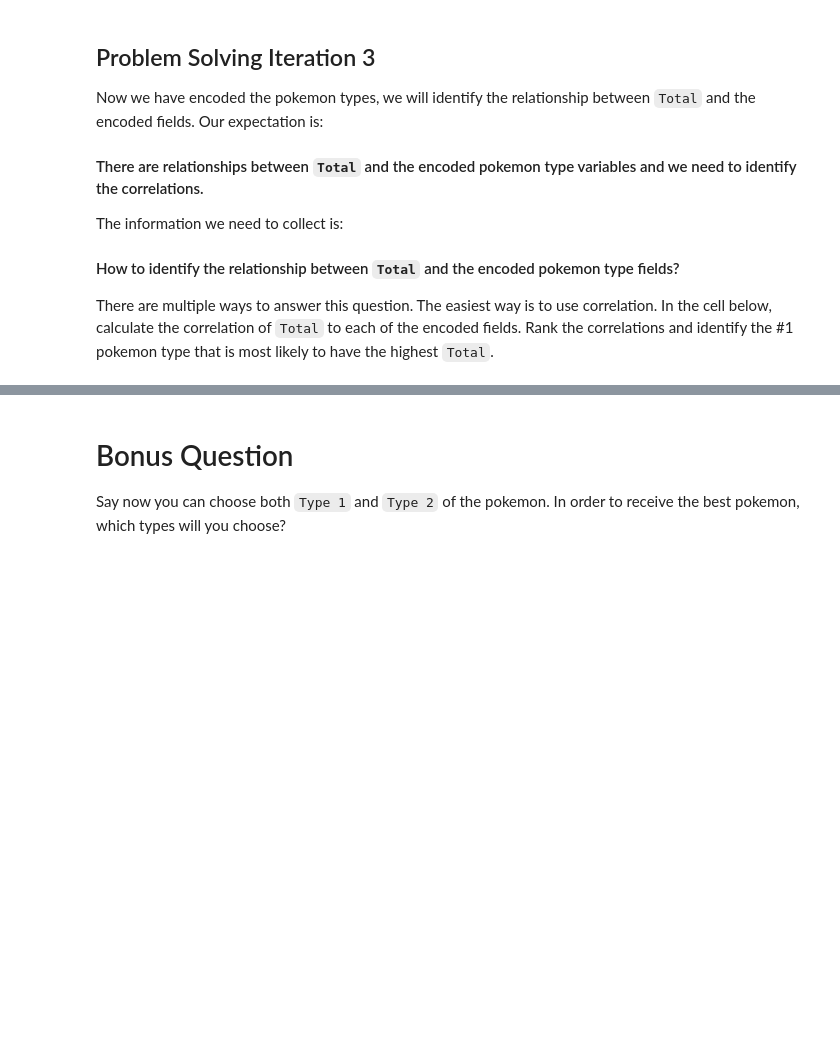
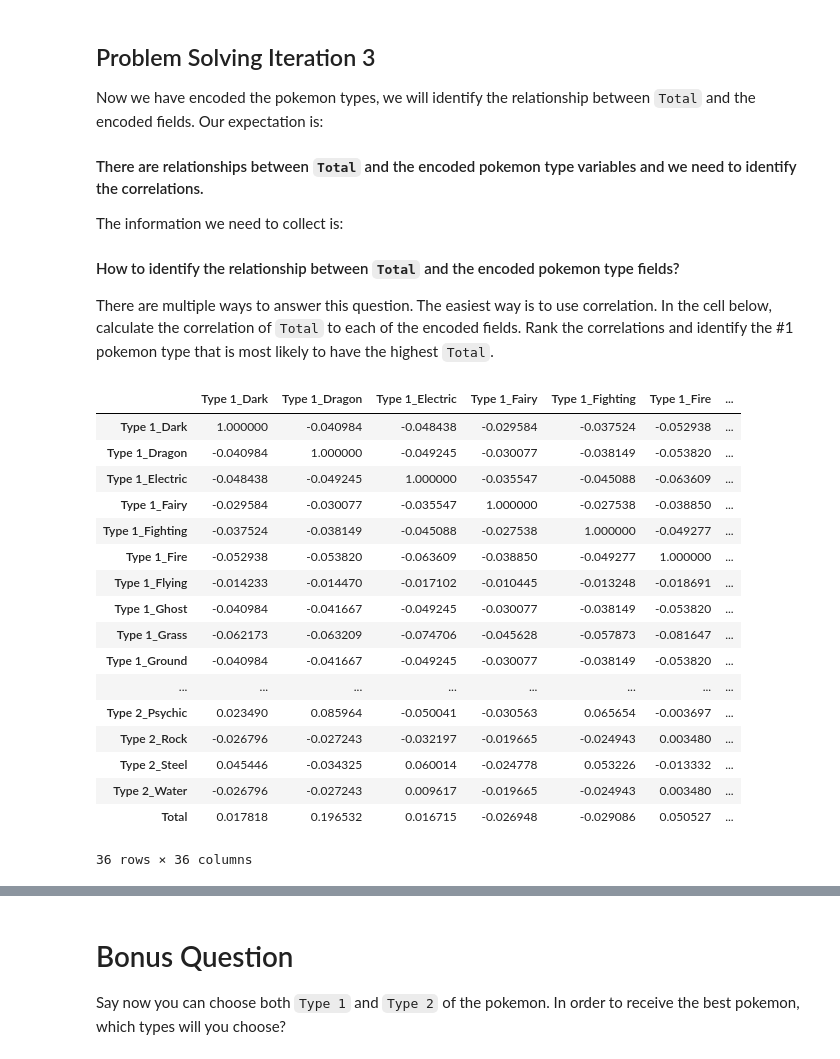
Before and after one commit to m-perez-da/lab-dataframe-calculations, a Jupyter notebook: your-code/challenge-2.ipynb, the cells around one changed output, grey strips where cells are left out. Drawn from its saved outputs; the diff is of its cells as text; code cells hidden in the pictures; blank space fills up the shorter version.

```diff
--- a/your-code/challenge-2.ipynb
+++ b/your-code/challenge-2.ipynb
@@ -91,0 +102,17 @@ The new numerical variables you create should look like below:
+# %%
+y = data['Total']
+X = data.drop(['Total'], axis=1)
+# %%
+X_num = X.select_dtypes(include = np.number)
+X_cat = X.select_dtypes(include = object)
+# %%
+from sklearn.preprocessing import OneHotEncoder
+encoder = OneHotEncoder(drop='first').fit(X_cat)
+# %%
+cols=[]
+for row in encoder.categories_:
+    for col_name in row[1::]:
+        cols.append(col_name)
+cols=encoder.get_feature_names(input_features=X_cat.columns)
+X_cat_encode=pd.DataFrame(encoder.transform(X_cat).toarray(),columns=cols)
+X_cat_encode.head()
@@ -105,0 +139,24 @@ There are multiple ways to answer this question. The easiest way is to use corre
+# %%
+# your code here
+data=pd.concat([X_num, X_cat_encode, y], axis=1)
+correlations_matrix = data.corr()
+correlations_matrix
+# %% [output]
+|  | Type 1_Dark | Type 1_Dragon | Type 1_Electric | Type 1_Fairy | Type 1_Fighting | Type 1_Fire | ... |
+| Type 1_Dark | 1.000000 | -0.040984 | -0.048438 | -0.029584 | -0.037524 | -0.052938 | ... |
+| Type 1_Dragon | -0.040984 | 1.000000 | -0.049245 | -0.030077 | -0.038149 | -0.053820 | ... |
+| Type 1_Electric | -0.048438 | -0.049245 | 1.000000 | -0.035547 | -0.045088 | -0.063609 | ... |
+| Type 1_Fairy | -0.029584 | -0.030077 | -0.035547 | 1.000000 | -0.027538 | -0.038850 | ... |
+| Type 1_Fighting | -0.037524 | -0.038149 | -0.045088 | -0.027538 | 1.000000 | -0.049277 | ... |
+| Type 1_Fire | -0.052938 | -0.053820 | -0.063609 | -0.038850 | -0.049277 | 1.000000 | ... |
+| Type 1_Flying | -0.014233 | -0.014470 | -0.017102 | -0.010445 | -0.013248 | -0.018691 | ... |
+| Type 1_Ghost | -0.040984 | -0.041667 | -0.049245 | -0.030077 | -0.038149 | -0.053820 | ... |
+| Type 1_Grass | -0.062173 | -0.063209 | -0.074706 | -0.045628 | -0.057873 | -0.081647 | ... |
+| Type 1_Ground | -0.040984 | -0.041667 | -0.049245 | -0.030077 | -0.038149 | -0.053820 | ... |
+| ... | ... | ... | ... | ... | ... | ... | ... |
+| Type 2_Psychic | 0.023490 | 0.085964 | -0.050041 | -0.030563 | 0.065654 | -0.003697 | ... |
+| Type 2_Rock | -0.026796 | -0.027243 | -0.032197 | -0.019665 | -0.024943 | 0.003480 | ... |
+| Type 2_Steel | 0.045446 | -0.034325 | 0.060014 | -0.024778 | 0.053226 | -0.013332 | ... |
+| Type 2_Water | -0.026796 | -0.027243 | 0.009617 | -0.019665 | -0.024943 | 0.003480 | ... |
+| Total | 0.017818 | 0.196532 | 0.016715 | -0.026948 | -0.029086 | 0.050527 | ... |
+36 rows × 36 columns
```
Also changed, not shown: parts of 8 cells of this notebook.
